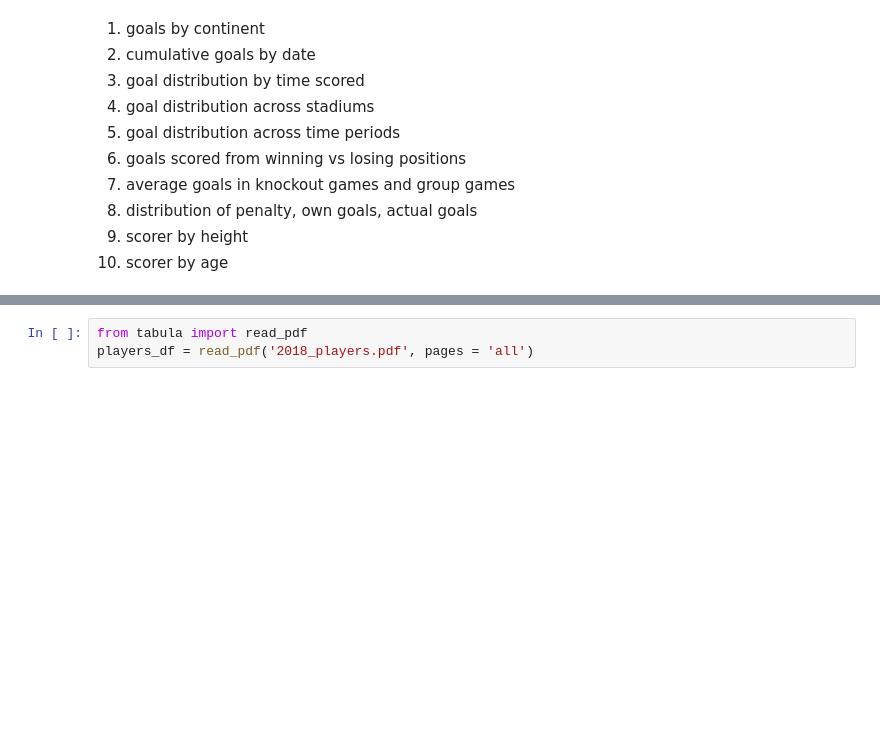
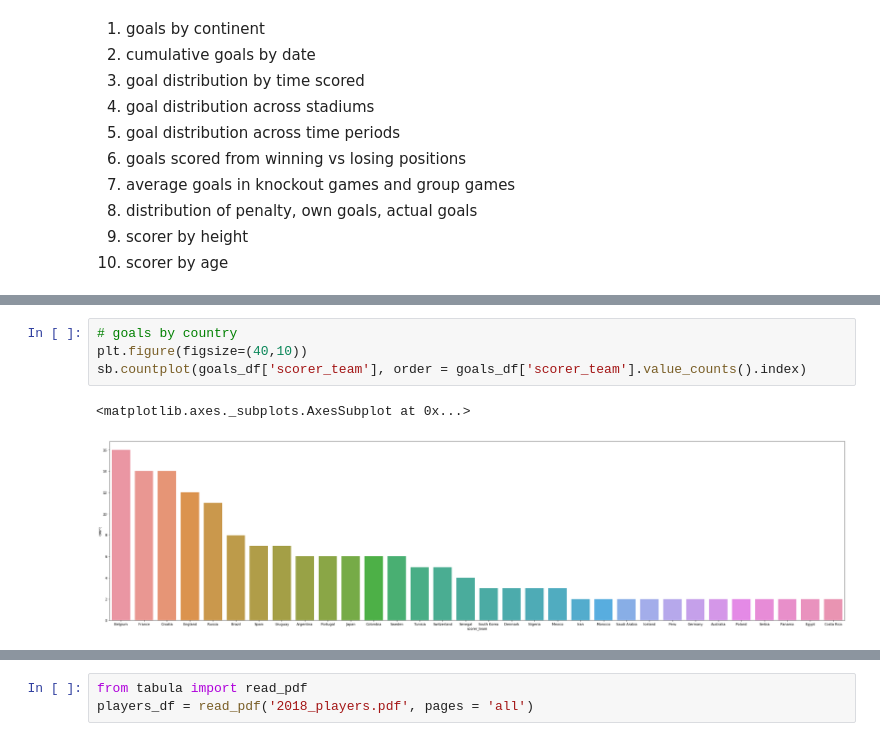
Before and after one commit to finnqiao/2018worldcup_viz, a Jupyter notebook: 2018_viz.ipynb, the cells around one changed output, grey strips where cells are left out. Cells and saved outputs as stored; diff of their text form; blank space fills up the shorter version.

```diff
--- a/2018_viz.ipynb
+++ b/2018_viz.ipynb
@@ -273,0 +318,7 @@ array(['bouhaddouz', 'behich', 'etebo', 'cionek', 'a. fathi', 'cheryshev',
+# %%
+# goals by country
+plt.figure(figsize=(40,10))
+sb.countplot(goals_df['scorer_team'], order = goals_df['scorer_team'].value_counts().index)
+# %% [output]
+<matplotlib.axes._subplots.AxesSubplot at 0x...>
+[figure, added]
```
Also changed, not shown: parts of 19 cells of this notebook.
